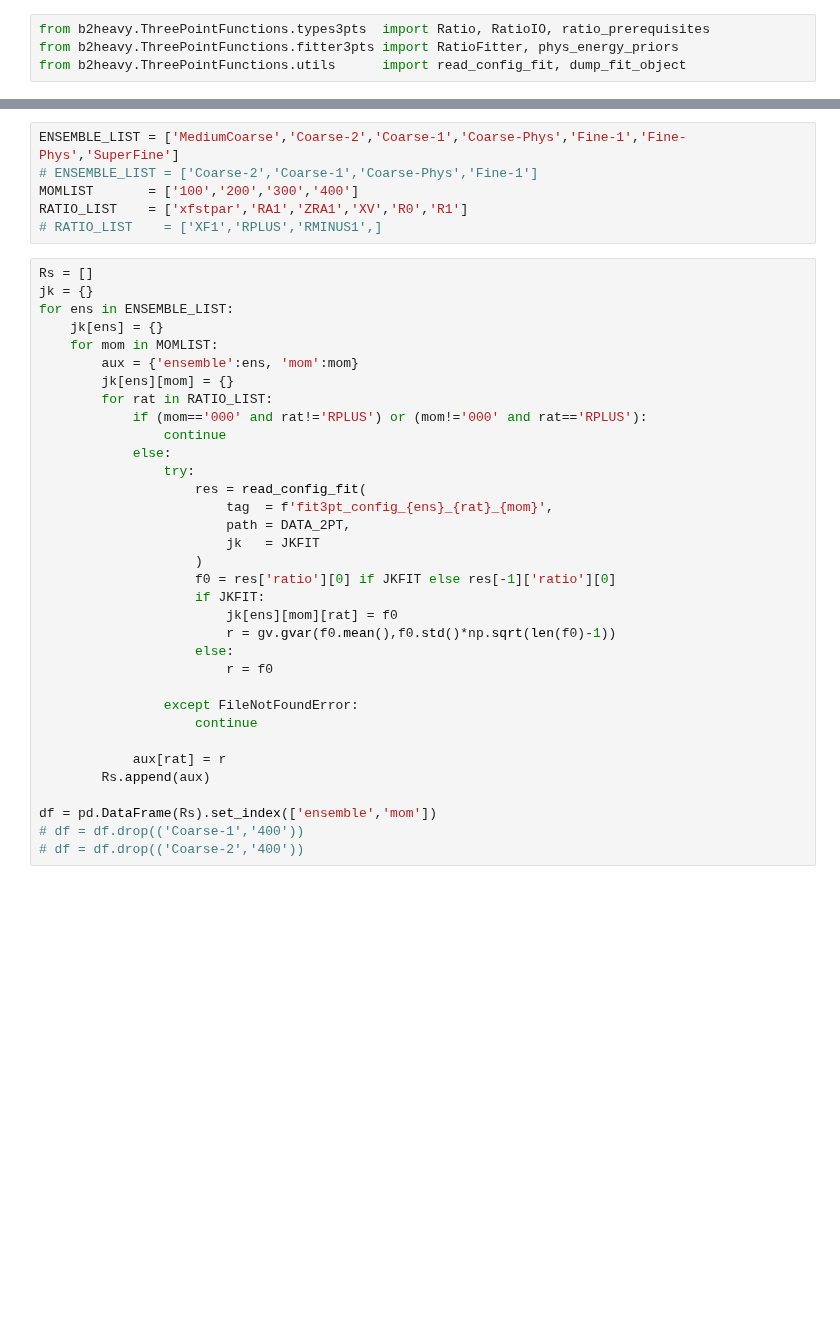
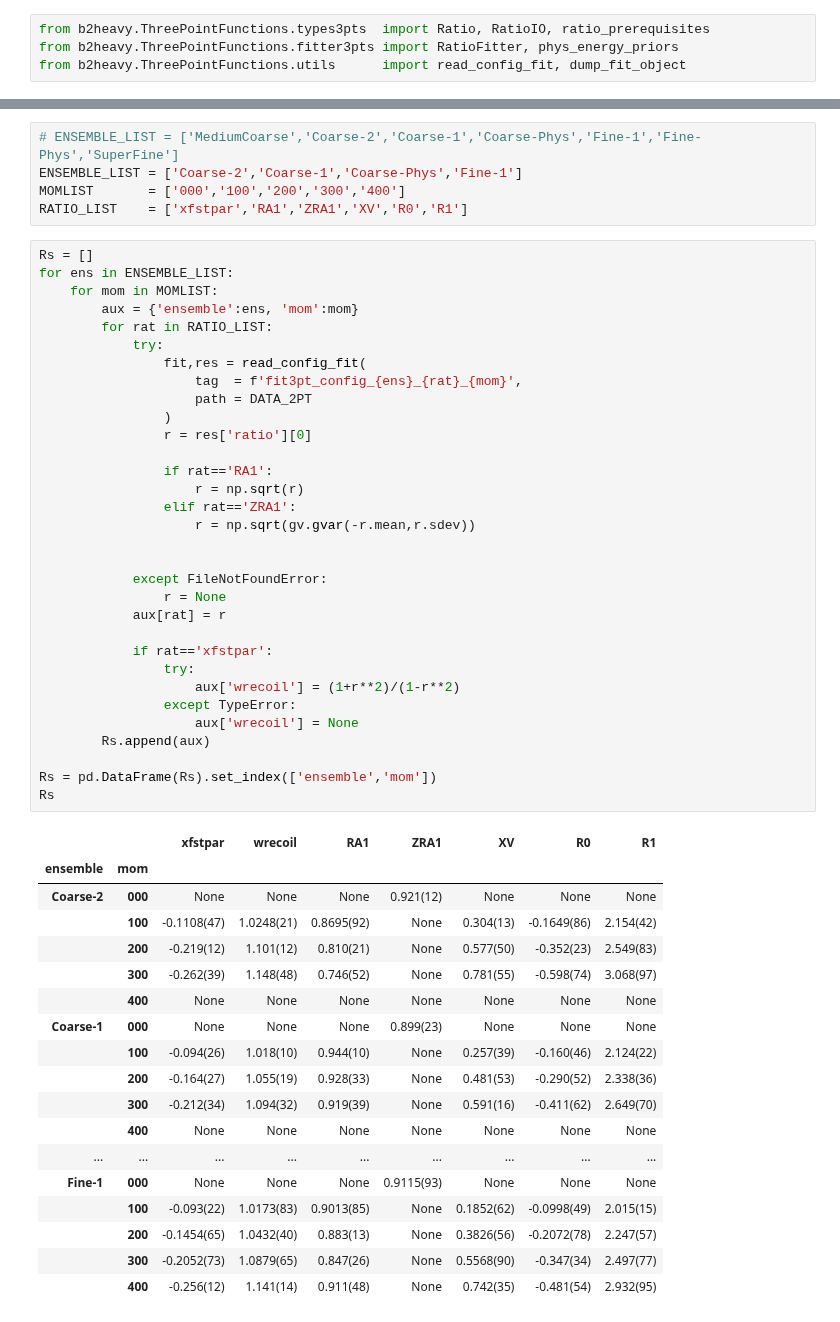
Before and after one commit to pietro-butti/B2heavy, a Jupyter notebook: notebooks/form_factor_Dst.ipynb, the cells around one changed output, grey strips where cells are left out. Cells and saved outputs as stored; diff of their text form; blank space fills up the shorter version.

```diff
--- a/notebooks/form_factor_Dst.ipynb
+++ b/notebooks/form_factor_Dst.ipynb
@@ -30,40 +30,56 @@ JKFIT = False
 # %%
-ENSEMBLE_LIST = ['MediumCoarse','Coarse-2','Coarse-1','Coarse-Phys','Fine-1','Fine-Phys','SuperFine']
-# ENSEMBLE_LIST = ['Coarse-2','Coarse-1','Coarse-Phys','Fine-1']
-MOMLIST       = ['100','200','300','400']
+# ENSEMBLE_LIST = ['MediumCoarse','Coarse-2','Coarse-1','Coarse-Phys','Fine-1','Fine-Phys','SuperFine']
+ENSEMBLE_LIST = ['Coarse-2','Coarse-1','Coarse-Phys','Fine-1']
+MOMLIST       = ['000','100','200','300','400']
 RATIO_LIST    = ['xfstpar','RA1','ZRA1','XV','R0','R1']
-# RATIO_LIST    = ['XF1','RPLUS','RMINUS1',]
 # %%
 Rs = []
-jk = {}
 for ens in ENSEMBLE_LIST:
-    jk[ens] = {}
     for mom in MOMLIST:
         aux = {'ensemble':ens, 'mom':mom}
-        jk[ens][mom] = {}
         for rat in RATIO_LIST:
-            if (mom=='000' and rat!='RPLUS') or (mom!='000' and rat=='RPLUS'):
-                continue
-            else:
+            try:
+                fit,res = read_config_fit(
+                    tag  = f'fit3pt_config_{ens}_{rat}_{mom}',
+                    path = DATA_2PT
+                )
+                r = res['ratio'][0]
+
+                if rat=='RA1':
+                    r = np.sqrt(r)
+                elif rat=='ZRA1':
+                    r = np.sqrt(gv.gvar(-r.mean,r.sdev))
+
+
+            except FileNotFoundError:
+                r = None
+            aux[rat] = r
+
+            if rat=='xfstpar':
                 try:
-                    res = read_config_fit(
-                        tag  = f'fit3pt_config_{ens}_{rat}_{mom}',
-                        path = DATA_2PT,
-                        jk   = JKFIT
-                    )
-                    f0 = res['ratio'][0] if JKFIT else res[-1]['ratio'][0]
-                    if JKFIT:
-                        jk[ens][mom][rat] = f0
-                        r = gv.gvar(f0.mean(),f0.std()*np.sqrt(len(f0)-1))
-                    else:
-                        r = f0
-
-                except FileNotFoundError:
-                    continue
-
-            aux[rat] = r
+                    aux['wrecoil'] = (1+r**2)/(1-r**2)
+                except TypeError:
+                    aux['wrecoil'] = None
         Rs.append(aux)
 
-df = pd.DataFrame(Rs).set_index(['ensemble','mom'])
-# df = df.drop(('Coarse-1','400'))
-# df = df.drop(('Coarse-2','400'))
+Rs = pd.DataFrame(Rs).set_index(['ensemble','mom'])
+Rs
+# %% [output]
+|  |  | xfstpar | wrecoil | RA1 | ZRA1 | XV | R0 | R1 |
+| ensemble | mom |  |  |  |  |  |  |  |
+| Coarse-2 | 000 | None | None | None | 0.921(12) | None | None | None |
+|  | 100 | -0.1108(47) | 1.0248(21) | 0.8695(92) | None | 0.304(13) | -0.1649(86) | 2.154(42) |
+|  | 200 | -0.219(12) | 1.101(12) | 0.810(21) | None | 0.577(50) | -0.352(23) | 2.549(83) |
+|  | 300 | -0.262(39) | 1.148(48) | 0.746(52) | None | 0.781(55) | -0.598(74) | 3.068(97) |
+|  | 400 | None | None | None | None | None | None | None |
+| Coarse-1 | 000 | None | None | None | 0.899(23) | None | None | None |
+|  | 100 | -0.094(26) | 1.018(10) | 0.944(10) | None | 0.257(39) | -0.160(46) | 2.124(22) |
+|  | 200 | -0.164(27) | 1.055(19) | 0.928(33) | None | 0.481(53) | -0.290(52) | 2.338(36) |
+|  | 300 | -0.212(34) | 1.094(32) | 0.919(39) | None | 0.591(16) | -0.411(62) | 2.649(70) |
+|  | 400 | None | None | None | None | None | None | None |
+| ... | ... | ... | ... | ... | ... | ... | ... | ... |
+| Fine-1 | 000 | None | None | None | 0.9115(93) | None | None | None |
+|  | 100 | -0.093(22) | 1.0173(83) | 0.9013(85) | None | 0.1852(62) | -0.0998(49) | 2.015(15) |
+|  | 200 | -0.1454(65) | 1.0432(40) | 0.883(13) | None | 0.3826(56) | -0.2072(78) | 2.247(57) |
+|  | 300 | -0.2052(73) | 1.0879(65) | 0.847(26) | None | 0.5568(90) | -0.347(34) | 2.497(77) |
+|  | 400 | -0.256(12) | 1.141(14) | 0.911(48) | None | 0.742(35) | -0.481(54) | 2.932(95) |
```
Also changed, not shown: parts of 4 cells of this notebook, 17 other files.
